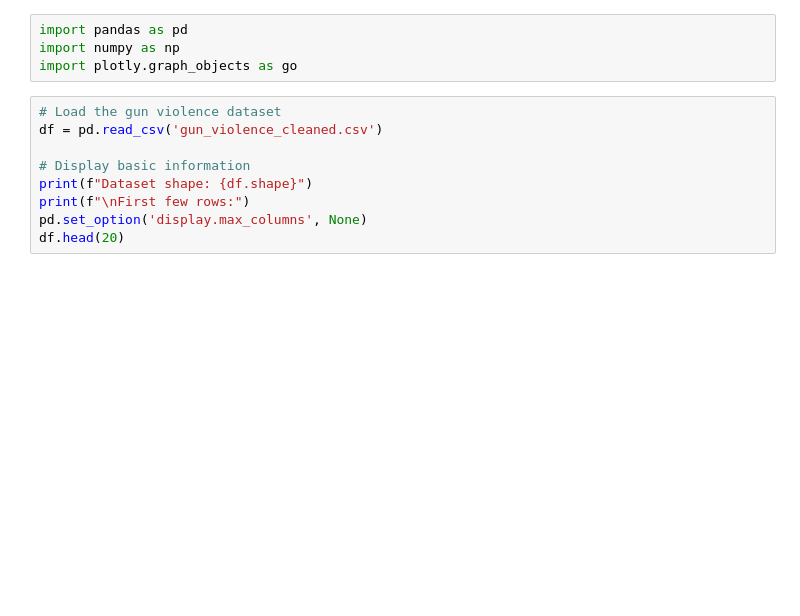
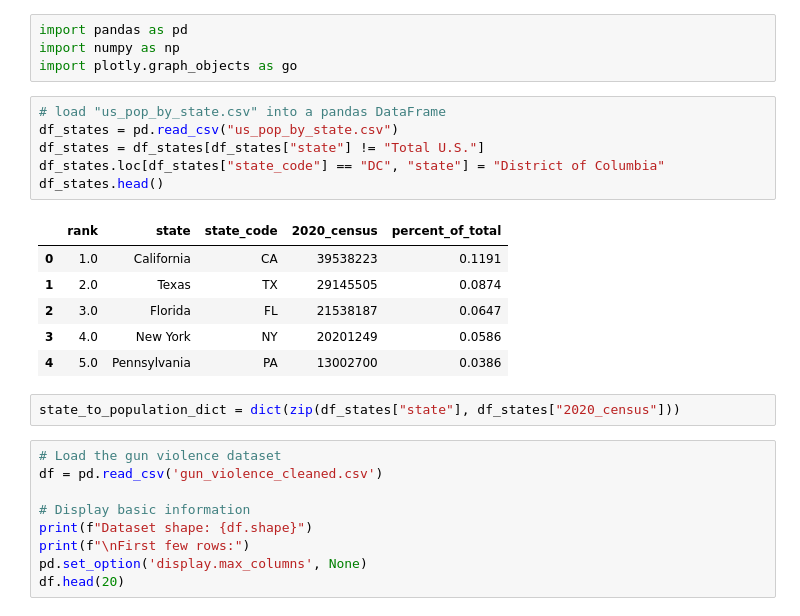
Before and after one commit to Wilsonf8/gun-violence-analysis, a Jupyter notebook: exploring.ipynb, the cells around one changed output. Saved outputs shown, nothing was run; the diff lists cells and outputs as text; blank space fills up the shorter version.

```diff
--- a/exploring.ipynb
+++ b/exploring.ipynb
@@ -2,6 +2,21 @@
 import pandas as pd
 import numpy as np
 import plotly.graph_objects as go
+# %%
+# load "us_pop_by_state.csv" into a pandas DataFrame
+df_states = pd.read_csv("us_pop_by_state.csv")
+df_states = df_states[df_states["state"] != "Total U.S."]
+df_states.loc[df_states["state_code"] == "DC", "state"] = "District of Columbia"
+df_states.head()
+# %% [output]
+|  | rank | state | state_code | 2020_census | percent_of_total |
+| 0 | 1.0 | California | CA | 39538223 | 0.1191 |
+| 1 | 2.0 | Texas | TX | 29145505 | 0.0874 |
+| 2 | 3.0 | Florida | FL | 21538187 | 0.0647 |
+| 3 | 4.0 | New York | NY | 20201249 | 0.0586 |
+| 4 | 5.0 | Pennsylvania | PA | 13002700 | 0.0386 |
+# %%
+state_to_population_dict = dict(zip(df_states["state"], df_states["2020_census"]))
 # %%
 # Load the gun violence dataset
 df = pd.read_csv('gun_violence_cleaned.csv')
```
Also changed, not shown: parts of 4 cells of this notebook, 2 other files.
